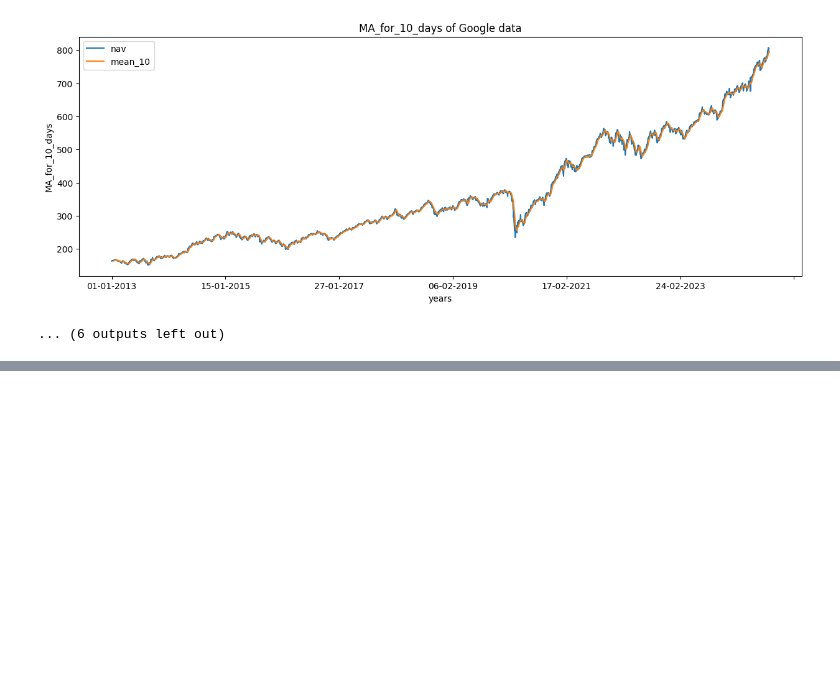
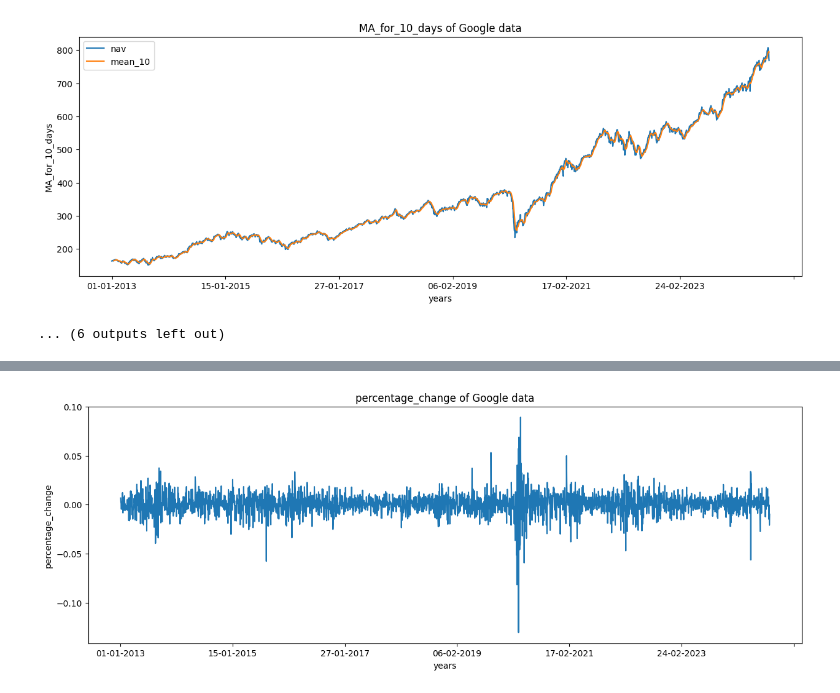
Before and after one commit to MaclaurinYudhisthira/mutual-fund-trend-analysis, a Jupyter notebook: Prepare Dataset.ipynb, the cells around one changed output, grey strips where cells are left out. Drawn from its saved outputs; the diff is of its cells as text; code cells hidden in the pictures; blank space fills up the shorter version.

Commit message:
Add Percentage change

```diff
--- a/Prepare Dataset.ipynb
+++ b/Prepare Dataset.ipynb
@@ -199,3 +199,6 @@ df[319:].head()
 | 23-04-2014 | 193.5122 | 169.717188 | 171.707192 | 173.744992 | 183.196272 | 188.963400 | 191.38697 | 191.73366 | 192.888633 | 193.03125 |
 # %%
 df.to_csv(f'{fund_name}.csv')
+# %%
+df['percentage_change_nav'] = df['nav'].pct_change()
+df[['nav','percentage_change_nav']].head()
@@ -201,0 +213,4 @@ df.to_csv(f'{fund_name}.csv')
+# %%
+plot_graph((15,5), df['percentage_change_nav'], 'percentage_change')
+# %% [output]
+[figure, added]
```
Also changed, not shown: parts of 9 cells of this notebook.
